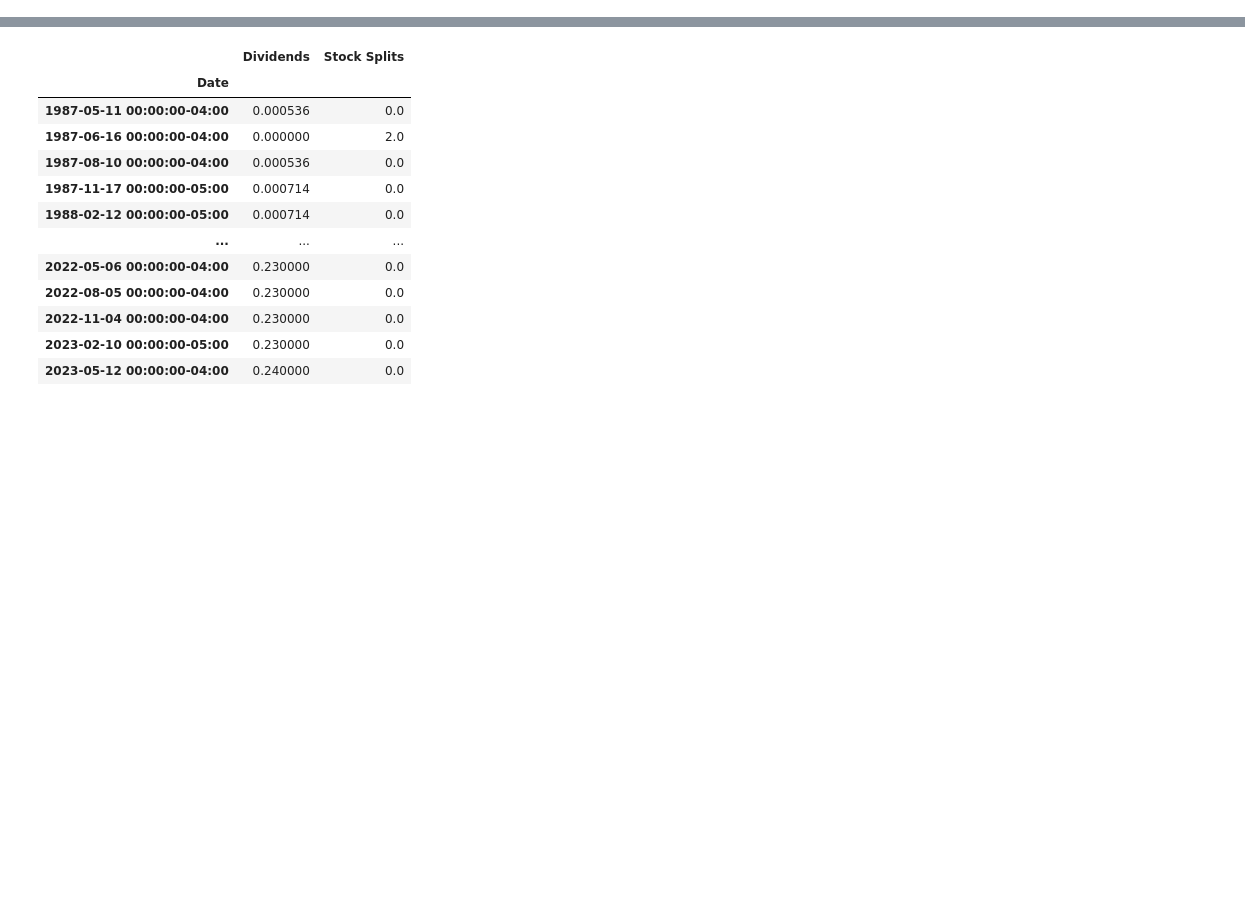
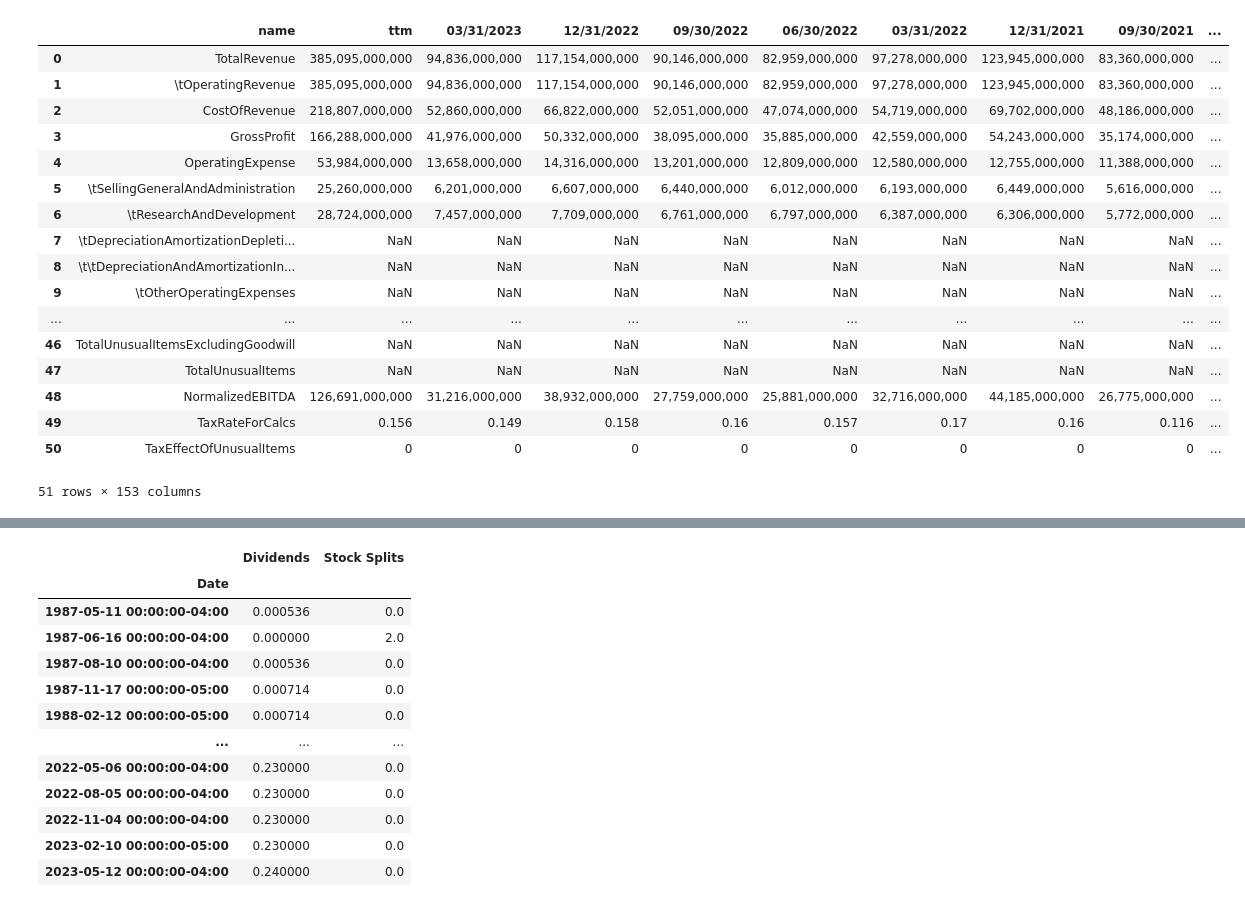
Before and after one commit to alexnovis1/Analyst_Rating, a Jupyter notebook: fundamental_analysis.ipynb, the cells around one changed output, grey strips where cells are left out. Cells and saved outputs as stored; diff of their text form; code cells hidden in the pictures; blank space fills up the shorter version.

```diff
--- a/fundamental_analysis.ipynb
+++ b/fundamental_analysis.ipynb
@@ -6,3 +7,28 @@ import pandas as pd
+# %%
+aapl = pd.read_csv(
+    Path("AAPL_quarterly_financials.csv")
+)
+# %%
+aapl
+# %% [output]
+|  | name | ttm | 03/31/2023 | 12/31/2022 | 09/30/2022 | 06/30/2022 | 03/31/2022 | 12/31/2021 | 09/30/2021 | ... |
+| 0 | TotalRevenue | 385,095,000,000 | 94,836,000,000 | 117,154,000,000 | 90,146,000,000 | 82,959,000,000 | 97,278,000,000 | 123,945,000,000 | 83,360,000,000 | ... |
+| 1 | \tOperatingRevenue | 385,095,000,000 | 94,836,000,000 | 117,154,000,000 | 90,146,000,000 | 82,959,000,000 | 97,278,000,000 | 123,945,000,000 | 83,360,000,000 | ... |
+| 2 | CostOfRevenue | 218,807,000,000 | 52,860,000,000 | 66,822,000,000 | 52,051,000,000 | 47,074,000,000 | 54,719,000,000 | 69,702,000,000 | 48,186,000,000 | ... |
+| 3 | GrossProfit | 166,288,000,000 | 41,976,000,000 | 50,332,000,000 | 38,095,000,000 | 35,885,000,000 | 42,559,000,000 | 54,243,000,000 | 35,174,000,000 | ... |
+| 4 | OperatingExpense | 53,984,000,000 | 13,658,000,000 | 14,316,000,000 | 13,201,000,000 | 12,809,000,000 | 12,580,000,000 | 12,755,000,000 | 11,388,000,000 | ... |
+| 5 | \tSellingGeneralAndAdministration | 25,260,000,000 | 6,201,000,000 | 6,607,000,000 | 6,440,000,000 | 6,012,000,000 | 6,193,000,000 | 6,449,000,000 | 5,616,000,000 | ... |
+| 6 | \tResearchAndDevelopment | 28,724,000,000 | 7,457,000,000 | 7,709,000,000 | 6,761,000,000 | 6,797,000,000 | 6,387,000,000 | 6,306,000,000 | 5,772,000,000 | ... |
+| 7 | \tDepreciationAmortizationDepleti... | NaN | NaN | NaN | NaN | NaN | NaN | NaN | NaN | ... |
+| 8 | \t\tDepreciationAndAmortizationIn... | NaN | NaN | NaN | NaN | NaN | NaN | NaN | NaN | ... |
+| 9 | \tOtherOperatingExpenses | NaN | NaN | NaN | NaN | NaN | NaN | NaN | NaN | ... |
+| ... | ... | ... | ... | ... | ... | ... | ... | ... | ... | ... |
+| 46 | TotalUnusualItemsExcludingGoodwill | NaN | NaN | NaN | NaN | NaN | NaN | NaN | NaN | ... |
+| 47 | TotalUnusualItems | NaN | NaN | NaN | NaN | NaN | NaN | NaN | NaN | ... |
+| 48 | NormalizedEBITDA | 126,691,000,000 | 31,216,000,000 | 38,932,000,000 | 27,759,000,000 | 25,881,000,000 | 32,716,000,000 | 44,185,000,000 | 26,775,000,000 | ... |
+| 49 | TaxRateForCalcs | 0.156 | 0.149 | 0.158 | 0.16 | 0.157 | 0.17 | 0.16 | 0.116 | ... |
+| 50 | TaxEffectOfUnusualItems | 0 | 0 | 0 | 0 | 0 | 0 | 0 | 0 | ... |
+51 rows × 153 columns
 # %%
 # Grab ticker
 ticker = yf.Ticker("aapl")
```
Also changed, not shown: parts of 5 cells of this notebook, 4 other files.
